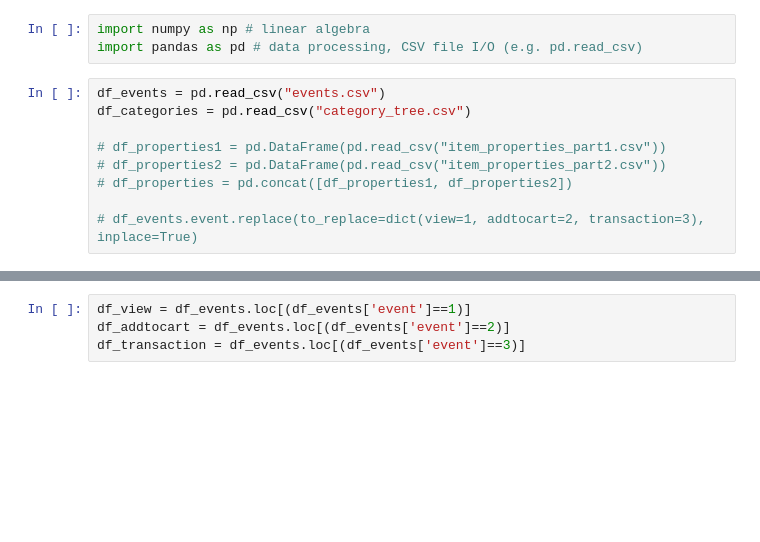
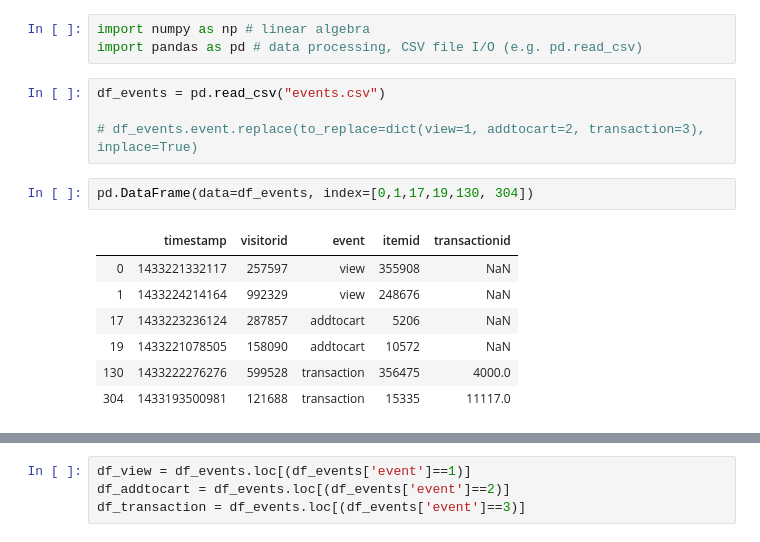
Before and after one commit to Konstantin-Orlovskiy/MSc-Project-Ecommerce, a Jupyter notebook: RetailRocket_Orgnl/balovstvo.ipynb, the cells around one changed output, grey strips where cells are left out. Drawn from its saved outputs; the diff is of its cells as text; blank space fills up the shorter version.

```diff
--- a/RetailRocket_Orgnl/balovstvo.ipynb
+++ b/RetailRocket_Orgnl/balovstvo.ipynb
@@ -3,10 +3,15 @@ import numpy as np # linear algebra
 import pandas as pd # data processing, CSV file I/O (e.g. pd.read_csv)
 # %%
 df_events = pd.read_csv("events.csv")
-df_categories = pd.read_csv("category_tree.csv")
-
-# df_properties1 = pd.DataFrame(pd.read_csv("item_properties_part1.csv"))
-# df_properties2 = pd.DataFrame(pd.read_csv("item_properties_part2.csv"))
-# df_properties = pd.concat([df_properties1, df_properties2])
 
 # df_events.event.replace(to_replace=dict(view=1, addtocart=2, transaction=3), inplace=True)
+# %%
+pd.DataFrame(data=df_events, index=[0,1,17,19,130, 304])
+# %% [output]
+|  | timestamp | visitorid | event | itemid | transactionid |
+| 0 | 1433221332117 | 257597 | view | 355908 | NaN |
+| 1 | 1433224214164 | 992329 | view | 248676 | NaN |
+| 17 | 1433223236124 | 287857 | addtocart | 5206 | NaN |
+| 19 | 1433221078505 | 158090 | addtocart | 10572 | NaN |
+| 130 | 1433222276276 | 599528 | transaction | 356475 | 4000.0 |
+| 304 | 1433193500981 | 121688 | transaction | 15335 | 11117.0 |
```
Also changed, not shown: parts of 15 cells of this notebook, 10 other files.
